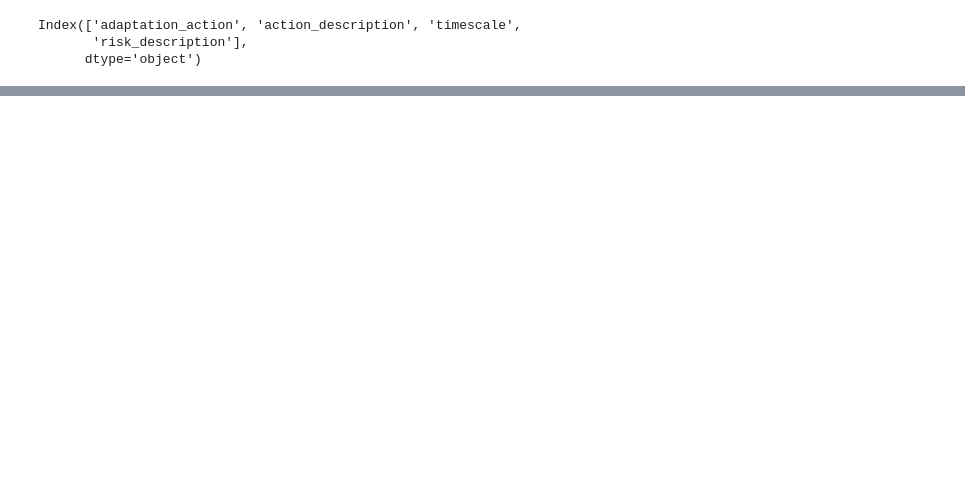
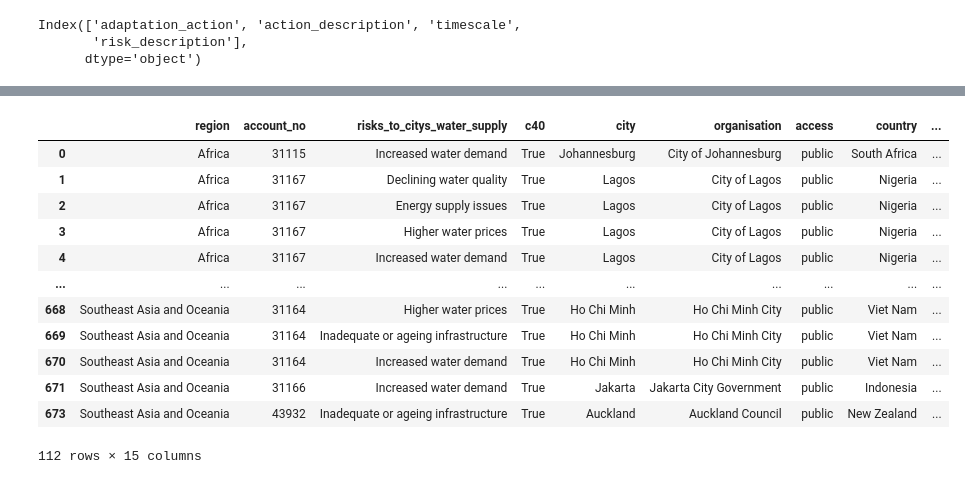
Before and after one commit to MDAIceland/WaterSecurity, a Jupyter notebook: labeled_preprocessing/exploration/explore.ipynb, the cells around one changed output, grey strips where cells are left out. Cells and saved outputs as stored; diff of their text form; code cells hidden in the pictures; blank space fills up the shorter version.

```diff
--- a/labeled_preprocessing/exploration/explore.ipynb
+++ b/labeled_preprocessing/exploration/explore.ipynb
@@ -312,0 +460,16 @@ array([-1.69838220e-02,  1.12242132e-01, -4.27668765e-02, -1.07277714e-01,
+# %%
+c40_data_imputed
+# %% [output]
+|  | region | account_no | risks_to_citys_water_supply | c40 | city | organisation | access | country | ... |
+| 0 | Africa | 31115 | Increased water demand | True | Johannesburg | City of Johannesburg | public | South Africa | ... |
+| 1 | Africa | 31167 | Declining water quality | True | Lagos | City of Lagos | public | Nigeria | ... |
+| 2 | Africa | 31167 | Energy supply issues | True | Lagos | City of Lagos | public | Nigeria | ... |
+| 3 | Africa | 31167 | Higher water prices | True | Lagos | City of Lagos | public | Nigeria | ... |
+| 4 | Africa | 31167 | Increased water demand | True | Lagos | City of Lagos | public | Nigeria | ... |
+| ... | ... | ... | ... | ... | ... | ... | ... | ... | ... |
+| 668 | Southeast Asia and Oceania | 31164 | Higher water prices | True | Ho Chi Minh | Ho Chi Minh City | public | Viet Nam | ... |
+| 669 | Southeast Asia and Oceania | 31164 | Inadequate or ageing infrastructure | True | Ho Chi Minh | Ho Chi Minh City | public | Viet Nam | ... |
+| 670 | Southeast Asia and Oceania | 31164 | Increased water demand | True | Ho Chi Minh | Ho Chi Minh City | public | Viet Nam | ... |
+| 671 | Southeast Asia and Oceania | 31166 | Increased water demand | True | Jakarta | Jakarta City Government | public | Indonesia | ... |
+| 673 | Southeast Asia and Oceania | 43932 | Inadequate or ageing infrastructure | True | Auckland | Auckland Council | public | New Zealand | ... |
+112 rows × 15 columns
```
Also changed, not shown: parts of 46 cells of this notebook.
